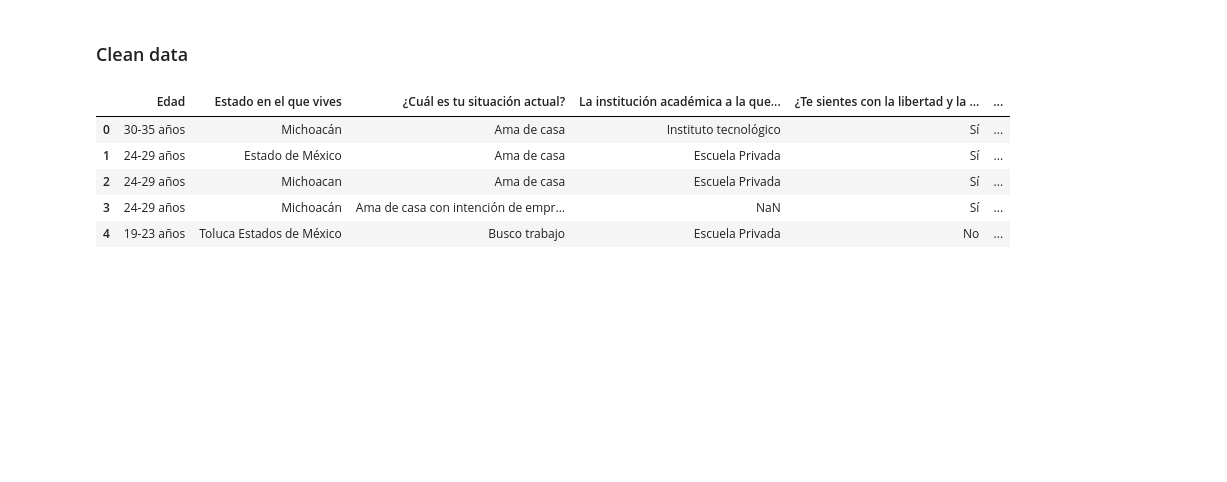
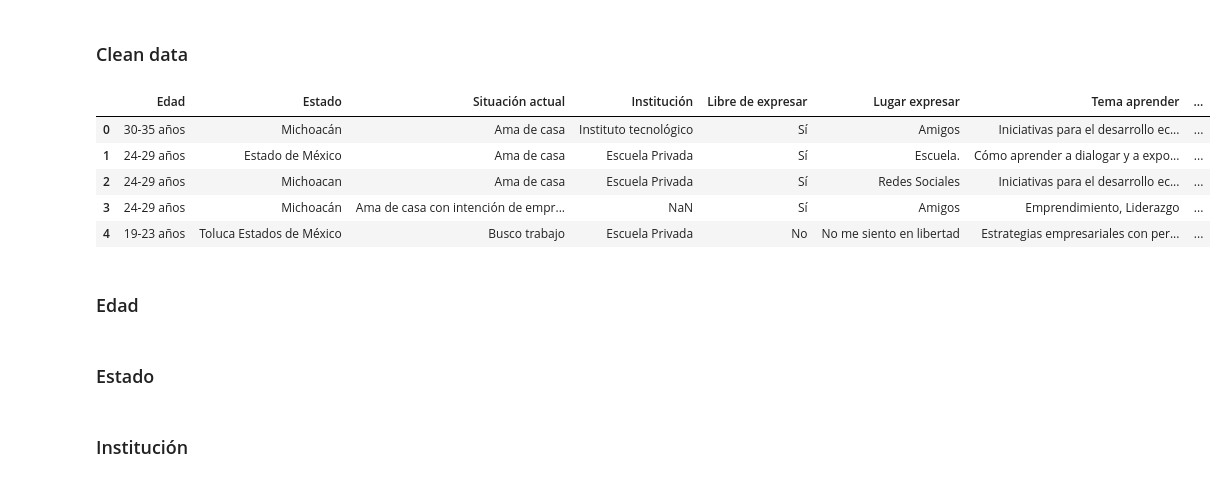
Before and after one commit to emv18/CCME-Analysis, a Jupyter notebook: CCME_Analysis.ipynb, the cells around one changed output. Cells and saved outputs as stored; diff of their text form; code cells hidden in the pictures; blank space fills up the shorter version.

```diff
--- a/CCME_Analysis.ipynb
+++ b/CCME_Analysis.ipynb
@@ -17,19 +18,24 @@ df2= pd.read_csv('CCME_fear_categories.csv')
 # %%
 df.columns
 #We delete unnecesary columns
 df= df.drop(['Marca temporal', 'Nombre','Correo electrónico', 'Participación por estado',
             '¿Sobre qué temas te da miedo o te sientes insegur@ de opinar? ',
             '¿Sobre qué temas crees que hace falta que los jóvenes nos sentemos a hablar ?'], axis=1)
-
-for i in df['Edad']:
-    l_i= str(i).split()
-    l_i.pop()
-    #print(l_i)
+df.rename(columns={'¿Te gustaría pertenecer a nuestra comunidad Inspira?': 'Interés',
+                    'Estado en el que vives': 'Estado',
+                    '¿Cuál es tu situación actual?': 'Situación actual',
+                    'La institución académica a la que perteneces es: ': 'Institución',
+                    '¿Te sientes con la libertad y la seguridad de hablar y cuestionar sobre tema de tu interés?': 'Libre de expresar',
+                    'Si tu respuesta fue SI, en donde encuentras libertad para expresarte': 'Lugar expresar',
+                    'Sobre qué temas te gustaría aprender más. Selecciona mínimo una:': 'Tema aprender'},
+                    inplace=True)
 df.head()
 # %% [output]
-|  | Edad | Estado en el que vives | ¿Cuál es tu situación actual? | La institución académica a la que... | ¿Te sientes con la libertad y la ... | ... |
-| 0 | 30-35 años | Michoacán | Ama de casa | Instituto tecnológico | Sí | ... |
-| 1 | 24-29 años | Estado de México | Ama de casa | Escuela Privada | Sí | ... |
-| 2 | 24-29 años | Michoacan | Ama de casa | Escuela Privada | Sí | ... |
-| 3 | 24-29 años | Michoacán | Ama de casa con intención de empr... | NaN | Sí | ... |
-| 4 | 19-23 años | Toluca Estados de México | Busco trabajo | Escuela Privada | No | ... |
+|  | Edad | Estado | Situación actual | Institución | Libre de expresar | Lugar expresar | Tema aprender | ... |
+| 0 | 30-35 años | Michoacán | Ama de casa | Instituto tecnológico | Sí | Amigos | Iniciativas para el desarrollo ec... | ... |
+| 1 | 24-29 años | Estado de México | Ama de casa | Escuela Privada | Sí | Escuela. | Cómo aprender a dialogar y a expo... | ... |
+| 2 | 24-29 años | Michoacan | Ama de casa | Escuela Privada | Sí | Redes Sociales | Iniciativas para el desarrollo ec... | ... |
+| 3 | 24-29 años | Michoacán | Ama de casa con intención de empr... | NaN | Sí | Amigos | Emprendimiento, Liderazgo | ... |
+| 4 | 19-23 años | Toluca Estados de México | Busco trabajo | Escuela Privada | No | No me siento en libertad | Estrategias empresariales con per... | ... |
+# %% [markdown]
+### Edad
@@ -35,0 +54,2 @@ df.head()
+# %% [markdown]
+### Estado
@@ -35,0 +98,2 @@ df.head()
+# %% [markdown]
+### Institución
```
Also changed, not shown: parts of 14 cells of this notebook, 3 other files.
